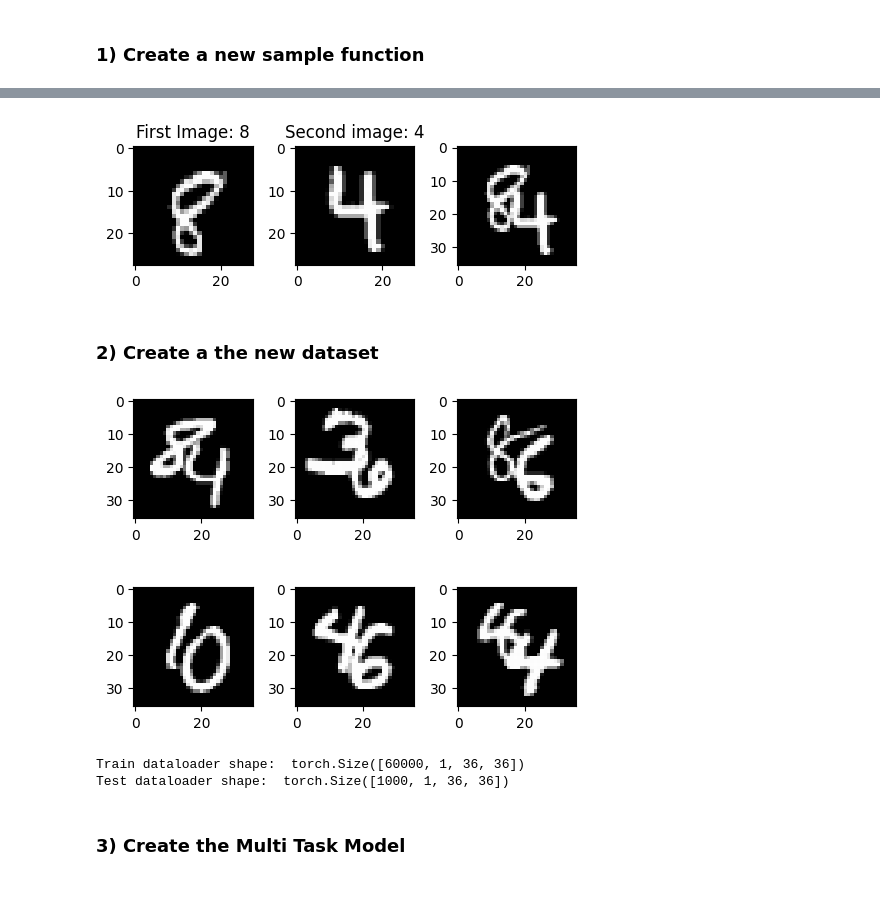
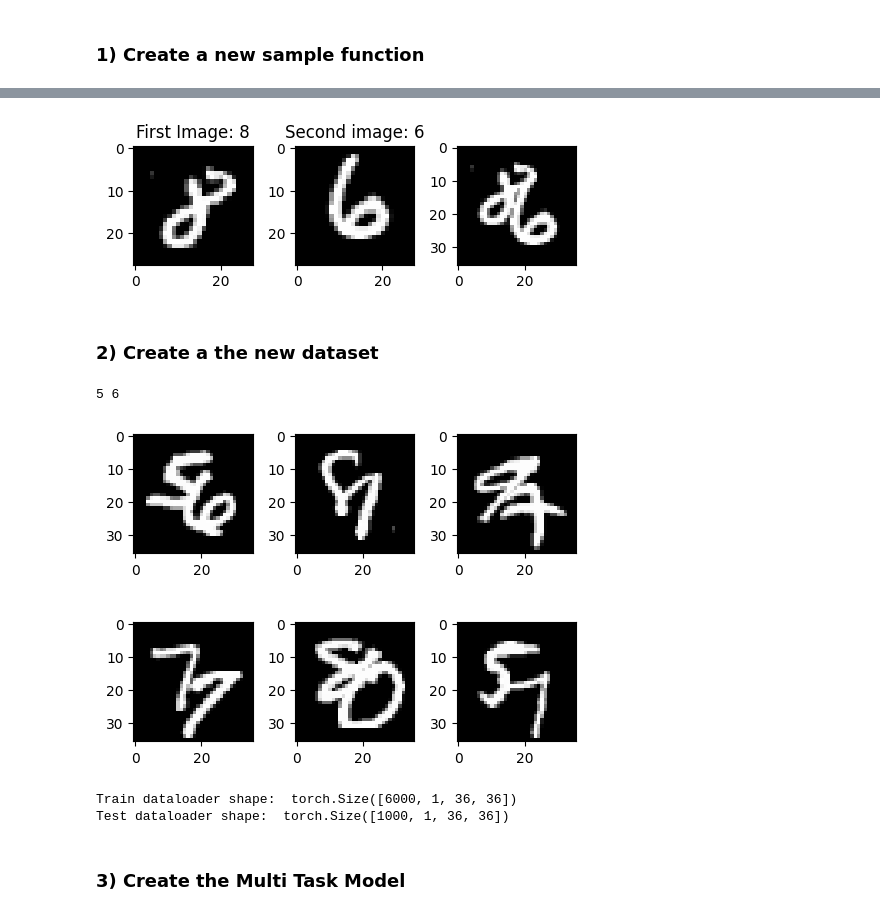
Before and after one commit to jsilveira1409/EE-411-Fundamentals-of-inference-and-learning, a Jupyter notebook: TP3/TP3.ipynb, the cells around one changed output, grey strips where cells are left out. Cells and saved outputs as stored; diff of their text form; code cells hidden in the pictures.

```diff
--- a/TP3/TP3.ipynb
+++ b/TP3/TP3.ipynb
@@ -530,21 +621,9 @@ plt.show()
 # %%
-# load the train dataset
-train_dataset = torchvision.datasets.MNIST(
-    root='./data/',
-    train=True,
-    download=True,
-    transform=transform)
-
-# load the test dataset
-test_dataset = torchvision.datasets.MNIST(
-    root='./data/',
-    train=False,
-    download=True,
-    transform=transform)
 
 # get two images of 28x28 from the test dataset
 # create a new sample of 36x36 with the two images, one on the top left corner and the other on the bottom right corner
 def make_new_sample(x1: torch.Tensor, x2: torch.Tensor) -> torch.Tensor:
+    # create a new sample
     # create a new sample of 36x36
     x = torch.zeros(1, 36, 36)
     y = torch.zeros(1, 36, 36)
@@ -552,80 +631,89 @@ def make_new_sample(x1: torch.Tensor, x2: torch.Tensor) -> torch.Tensor:
     x[:, :28, :28] = x1[0]
     # put the second image on the bottom right corner
     y[:, 8:, 8:] = x2[0]
+    # return the new sample
     return torch.maximum(x, y)
+
+
 # get random samples from the train dataset
 x1, y1 = next(iter(train_dataloader))
 x2, y2 = next(iter(train_dataloader))
+# create a new sample
+new_sample = make_new_sample(x1, x2)
+
 # show the two images
 fig,ax = plt.subplots(1,3, figsize=(5,5))
 ax[0].imshow(x1[0].squeeze(), cmap='gray')
 ax[0].set_title("First Image: " + str(y1[0].item()))
 ax[1].imshow(x2[0].squeeze(), cmap='gray')
 ax[1].set_title("Second image: "+ str(y2[0].item()))
-ax[2].imshow(make_new_sample(x1, x2).squeeze(), cmap='gray')
+ax[2].imshow(new_sample[0].squeeze(), cmap='gray')
 
 plt.tight_layout()
 plt.show()
 # %% [output]
-[figure, old version]
+[figure, new version]
 # %% [markdown]
 ### 2) Create a the new dataset
 # %%
 
-BATCH_SIZE = 60000
+BATCH_SIZE = 6000
 TEST_BATCH_SIZE = 1000
+EPOCHS = 10
 #put image in the upper left corner is the first image, bottom right corner is the second image
 
 new_trainset = []
 new_testset = []
 
 for i in range(60000):
-    x1 = train_dataset[torch.randint(len(train_dataset), size=(1,)).item()][0]
-    x2 = train_dataset[torch.randint(len(train_dataset), size=(1,)).item()][0]
-    new_trainset.append(make_new_sample(x1, x2))
+    x1,y1 = train_dataset[torch.randint(len(train_dataset), size=(1,)).item()][:]
+    x2,y2 = train_dataset[torch.randint(len(train_dataset), size=(1,)).item()][:]
+    new_trainset.append([make_new_sample(x1, x2), y1, y2])
 
 for i in range(10000):
-    x1 = test_dataset[torch.randint(len(test_dataset), size=(1,)).item()][0]
-    x2 = test_dataset[torch.randint(len(test_dataset), size=(1,)).item()][0]
-    new_testset.append(make_new_sample(x1, x2))
+    x1,y1 = test_dataset[torch.randint(len(test_dataset), size=(1,)).item()][:]
+    x2,y2= test_dataset[torch.randint(len(test_dataset), size=(1,)).item()][:]
+    new_testset.append([make_new_sample(x1, x2), y1, y2])
 
 # show random samples from new_trainset
 fig,ax = plt.subplots(2,3, figsize=(5,4))
 # trainset
+print(new_trainset[0][1], new_trainset[0][2])
 ax[0,0].imshow(new_trainset[0][0].squeeze(), cmap='gray')
 ax[0,1].imshow(new_trainset[1][0].squeeze(), cmap='gray')
 ax[0,2].imshow(new_trainset[2][0].squeeze(), cmap='gray')
 # testset
 ax[1,0].imshow(new_testset[0][0].squeeze(), cmap='gray')
 ax[1,1].imshow(new_testset[1][0].squeeze(), cmap='gray')
 ax[1,2].imshow(new_testset[2][0].squeeze(), cmap='gray')
 
 plt.tight_layout()
 plt.show()
 
 # create the new train and test dataloaders
 
 new_train_dataloader = torch.utils.data.DataLoader(
     dataset=new_trainset,
     batch_size=BATCH_SIZE,
     shuffle=True,
     num_workers=2
 )
 
 new_test_dataloader = torch.utils.data.DataLoader(
     dataset=new_testset,
     batch_size=TEST_BATCH_SIZE,
     shuffle=False,
     num_workers=2
 )
 # %% [output]
+5 6
-[figure, old version]
+[figure, new version]
 # %%
 # print the shapes of the new train and test dataloaders
 print("Train dataloader shape: ", next(iter(new_train_dataloader)).shape)
 print("Test dataloader shape: ", next(iter(new_test_dataloader)).shape)
 # %% [output]
-Train dataloader shape:  torch.Size([60000, 1, 36, 36])
+Train dataloader shape:  torch.Size([6000, 1, 36, 36])
 Test dataloader shape:  torch.Size([1000, 1, 36, 36])
 # %% [markdown]
 ### 3) Create the Multi Task Model
```
Also changed, not shown: parts of 8 cells of this notebook.
